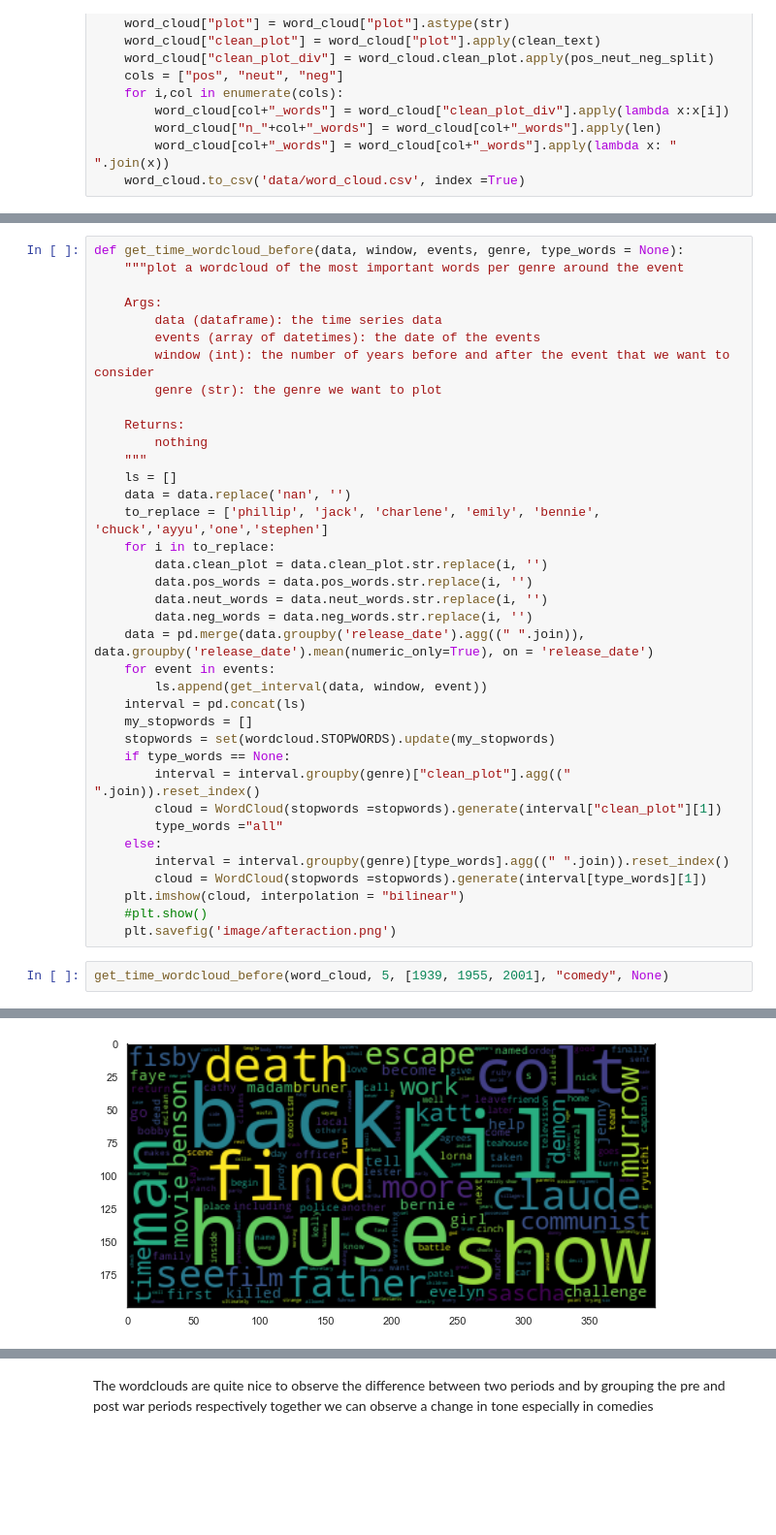
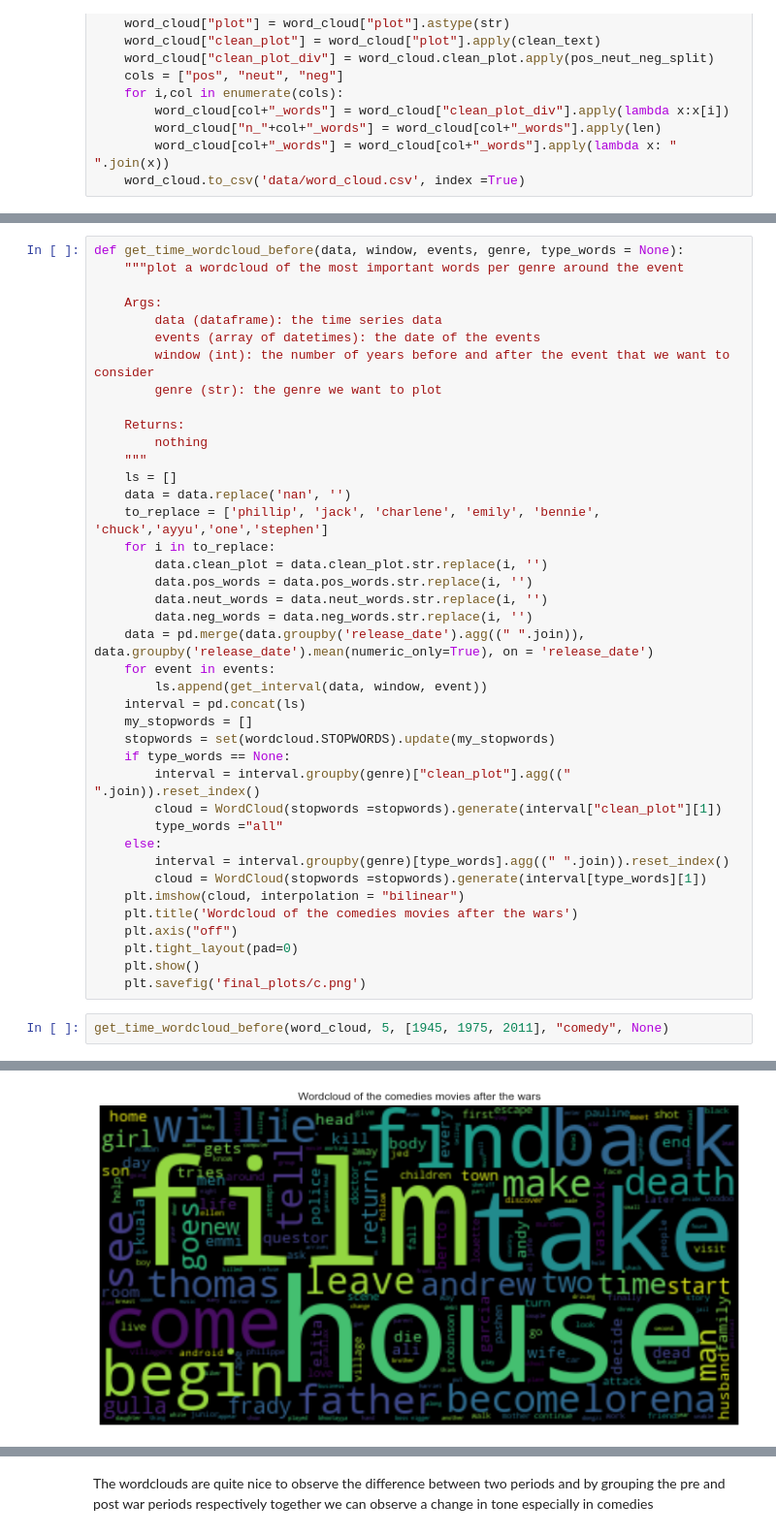
Before and after one commit to epfl-ada/ada-2022-project-abracadabra2022, a Jupyter notebook: Final_notebook.ipynb, the cells around one changed output, grey strips where cells are left out. Shown at 97% size. Saved outputs shown, nothing was run; the diff lists cells and outputs as text; blank space fills up the shorter version.

```diff
--- a/Final_notebook.ipynb
+++ b/Final_notebook.ipynb
@@ -1591,10 +1586,13 @@ def get_time_wordcloud_before(data, window, events, genre, type_words = None):
         interval = interval.groupby(genre)[type_words].agg((" ".join)).reset_index()
         cloud = WordCloud(stopwords =stopwords).generate(interval[type_words][1])
     plt.imshow(cloud, interpolation = "bilinear")
-    #plt.show()
-    plt.savefig('image/afteraction.png')
+    plt.title('Wordcloud of the comedies movies after the wars')
+    plt.axis("off")
+    plt.tight_layout(pad=0)
+    plt.show()
+    plt.savefig('final_plots/c.png')
 # %%
-get_time_wordcloud_before(word_cloud, 5, [1939, 1955, 2001], "comedy", None)
+get_time_wordcloud_before(word_cloud, 5, [1945, 1975, 2011], "comedy", None)
 # %% [output]
 Dropping invalid columns in SeriesGroupBy.agg is deprecated. In a future version, a TypeError will be raised. Before calling .agg, select only columns which should be valid for the aggregating functio ...
 
@@ -1612,5 +1610,5 @@ Dropping invalid columns in SeriesGroupBy.agg is deprecated. In a future version
 Dropping invalid columns in SeriesGroupBy.agg is deprecated. In a future version, a TypeError will be raised. Before calling .agg, select only columns which should be valid for the aggregating functio ...
 
 
 Dropping invalid columns in SeriesGroupBy.agg is deprecated. In a future version, a TypeError will be raised. Before calling .agg, select only columns which should be valid for the aggregating functio ...
-[figure, old version]
+[figure, new version]
```
Also changed, not shown: parts of 14 cells of this notebook.
